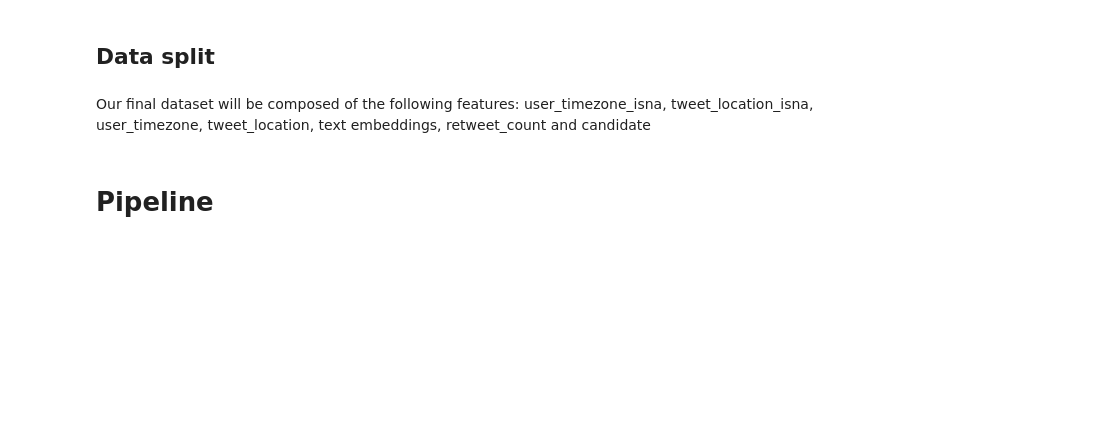
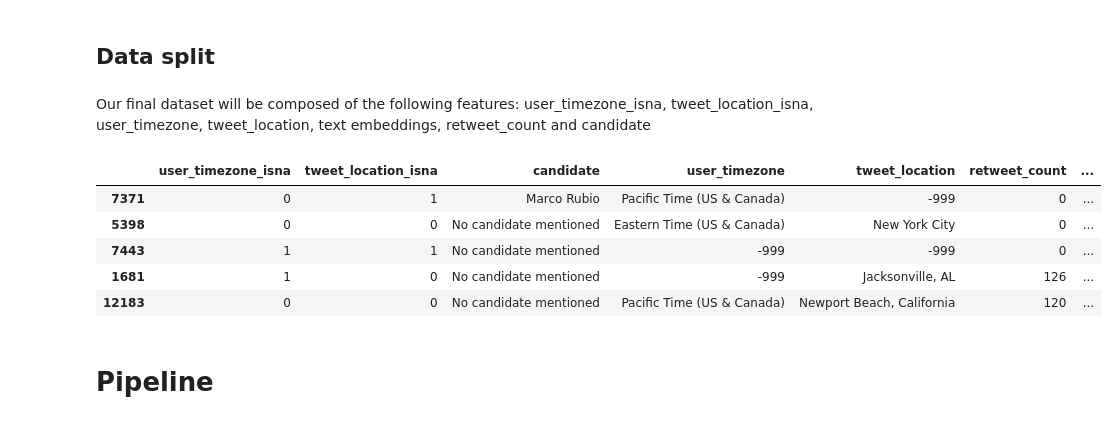
Before and after one commit to bizankad/DS-portfolio, a Jupyter notebook: tweets-sentiment-analysis/Tweets_sentiment_analysis.ipynb, the cells around one changed output. Drawn from its saved outputs; the diff is of its cells as text; code cells hidden in the pictures; blank space fills up the shorter version.

```diff
--- a/tweets-sentiment-analysis/Tweets_sentiment_analysis.ipynb
+++ b/tweets-sentiment-analysis/Tweets_sentiment_analysis.ipynb
@@ -264,3 +372,17 @@ data = pd.concat((tweets[boolean_features + numerical_features + categorical_fea
+# %%
+boolean_features = ['user_timezone_isna', 'tweet_location_isna']
+categorical_features = ['candidate', 'user_timezone', 'tweet_location']
+numerical_features = ['retweet_count']
+embeddings = ['text']
+# %%
+tweets[boolean_features+categorical_features+numerical_features+embeddings].sample(5)
+# %% [output]
+|  | user_timezone_isna | tweet_location_isna | candidate | user_timezone | tweet_location | retweet_count | ... |
+| 7371 | 0 | 1 | Marco Rubio | Pacific Time (US & Canada) | -999 | 0 | ... |
+| 5398 | 0 | 0 | No candidate mentioned | Eastern Time (US & Canada) | New York City | 0 | ... |
+| 7443 | 1 | 1 | No candidate mentioned | -999 | -999 | 0 | ... |
+| 1681 | 1 | 0 | No candidate mentioned | -999 | Jacksonville, AL | 126 | ... |
+| 12183 | 0 | 0 | No candidate mentioned | Pacific Time (US & Canada) | Newport Beach, California | 120 | ... |
 # %%
 from sklearn.model_selection import train_test_split
 
```
Also changed, not shown: parts of 32 cells of this notebook, 13 other files.
